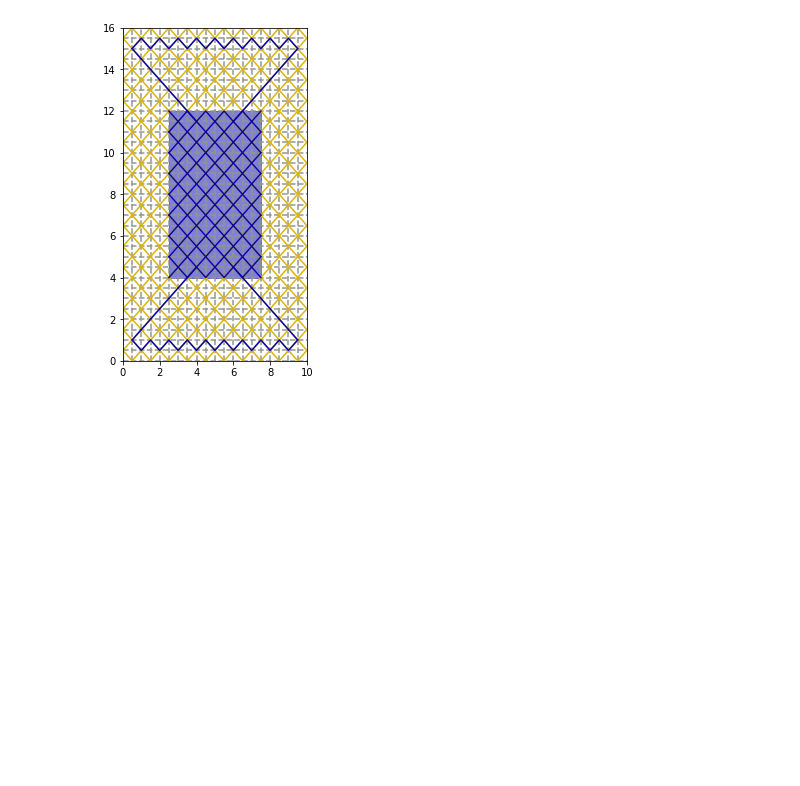
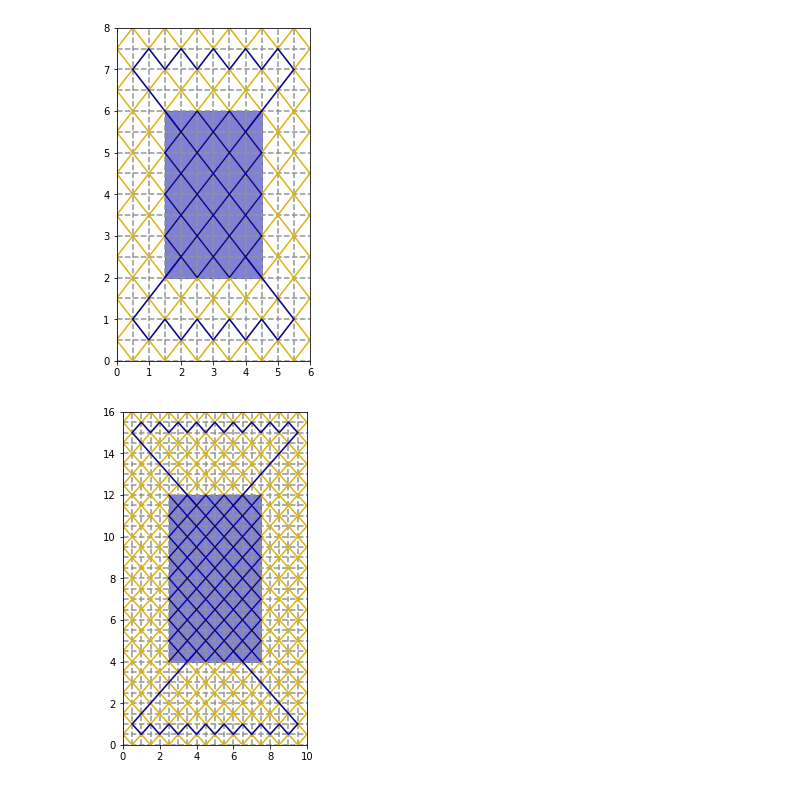
Before and after one commit to icnitu/Misc_NicePlots, a Jupyter notebook: CrochetScarf_DiamondStich_2col.ipynb, the cells around one changed output. Cells and saved outputs as stored; diff of their text form; code cells hidden in the pictures; blank space fills up the shorter version.

```diff
--- a/CrochetScarf_DiamondStich_2col.ipynb
+++ b/CrochetScarf_DiamondStich_2col.ipynb
@@ -20,8 +20,8 @@ def zigzag(x0, xf, lowy):
 
 
     return(xs, ys)
-# %%
-nx = 10; ny=16
+# %%
+nxs = [6,10]; nys=[8,16]
 # %%
 def basic_midrect(col1, col2, nx=6, ny=8, figsizes=(3,5)):
 
@@ -54,6 +54,7 @@ def basic_midrect(col1, col2, nx=6, ny=8, figsizes=(3,5)):
 #     plt.show()
     return fig, ax
 
-fig, ax = basic_midrect('xkcd:gold', 'xkcd:royal blue', nx=nx, ny=ny)
+for nx, ny in zip(nxs, nys):
+    fig, ax = basic_midrect('xkcd:gold', 'xkcd:royal blue', nx=nx, ny=ny)
 # fig.show()
 # %% [output]
@@ -69,35 +71,37 @@ def farfarelle_midrect(col1, col2, nx=6, ny=8, figsizes=(3,5)):
 
         xs, ys = zigzag(0.5, nx-0.5, y)
 
         ax.plot(xs, ys, ls='-', c=col2)
 
 
     for dy in np.arange(1,ny/2)/2:
 
         for y in [dy+0.5, ny-1-dy]:
 
             xs, ys = zigzag(dy, dy+0.5, y)
             ax.plot(xs, ys, ls='-', c=col2)
 
             xs, ys = zigzag(nx-0.5-dy, nx-dy, y)
             ax.plot(xs, ys, ls='-', c=col2)
 
 #     for y in [1.5, ny-2]:
 #         xs, ys = zigzag(1, 1.5, y)
 #         ax.plot(xs, ys, ls='-', c=col2)
 
 #         xs, ys = zigzag(nx-1.5, nx-1, y)
 #         ax.plot(xs, ys, ls='-', c=col2)
 
 
 
 #     plt.show()
 
     return fig, ax
 
-fig, ax = farfarelle_midrect('xkcd:gold', 'xkcd:royal blue', nx=nx, ny=ny)
+for nx, ny in zip(nxs, nys):
+    fig, ax = farfarelle_midrect('xkcd:gold', 'xkcd:royal blue', nx=nx, ny=ny)
 # %% [output]
-[figure, old version]
+[figure, new version]
+[figure, added]
 # %%
 def bra_ket_midrect(col1, col2, nx=6, ny=8, figsizes=(3,5)):
 
```
Also changed, not shown: parts of 3 cells of this notebook.
